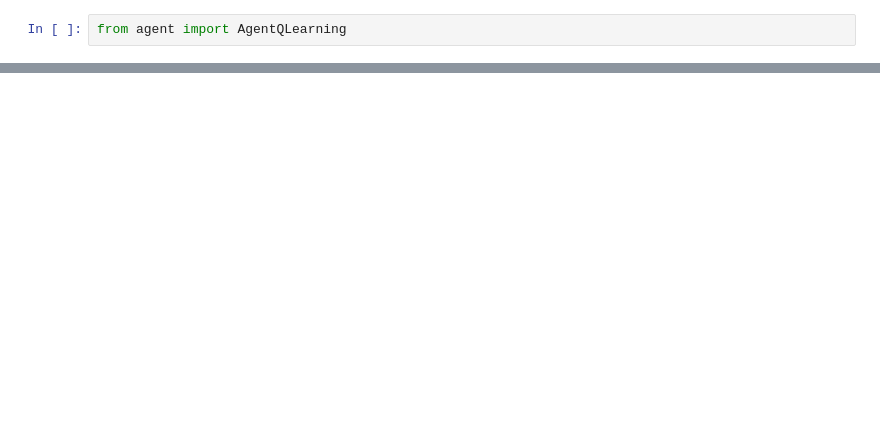
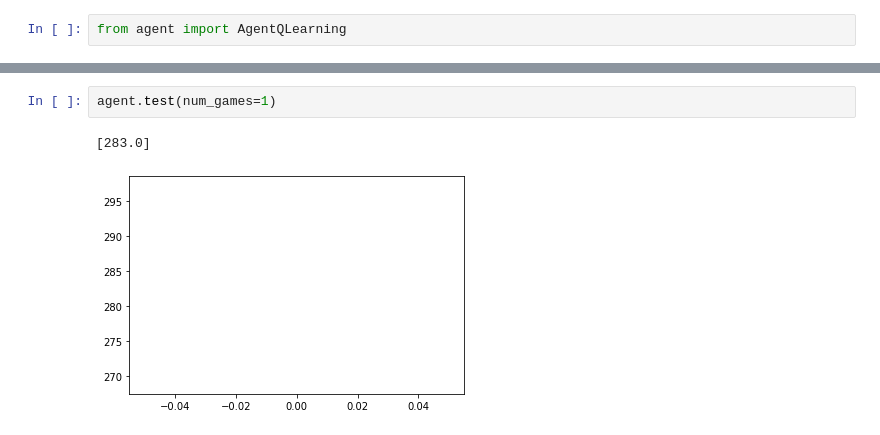
Before and after one commit to MaggiePN92/e-mds130-reinforcement-learning, a Jupyter notebook: assignment-2/2605_test_trainer.ipynb, the cells around one changed output, grey strips where cells are left out. Saved outputs shown, nothing was run; the diff lists cells and outputs as text; blank space fills up the shorter version.

```diff
--- a/assignment-2/2605_test_trainer.ipynb
+++ b/assignment-2/2605_test_trainer.ipynb
@@ -18,0 +26,5 @@ agent.test()
+# %%
+agent.test(num_games=1)
+# %% [output]
+[283.0]
+[figure, added]
```
Also changed, not shown: parts of 5 cells of this notebook.
